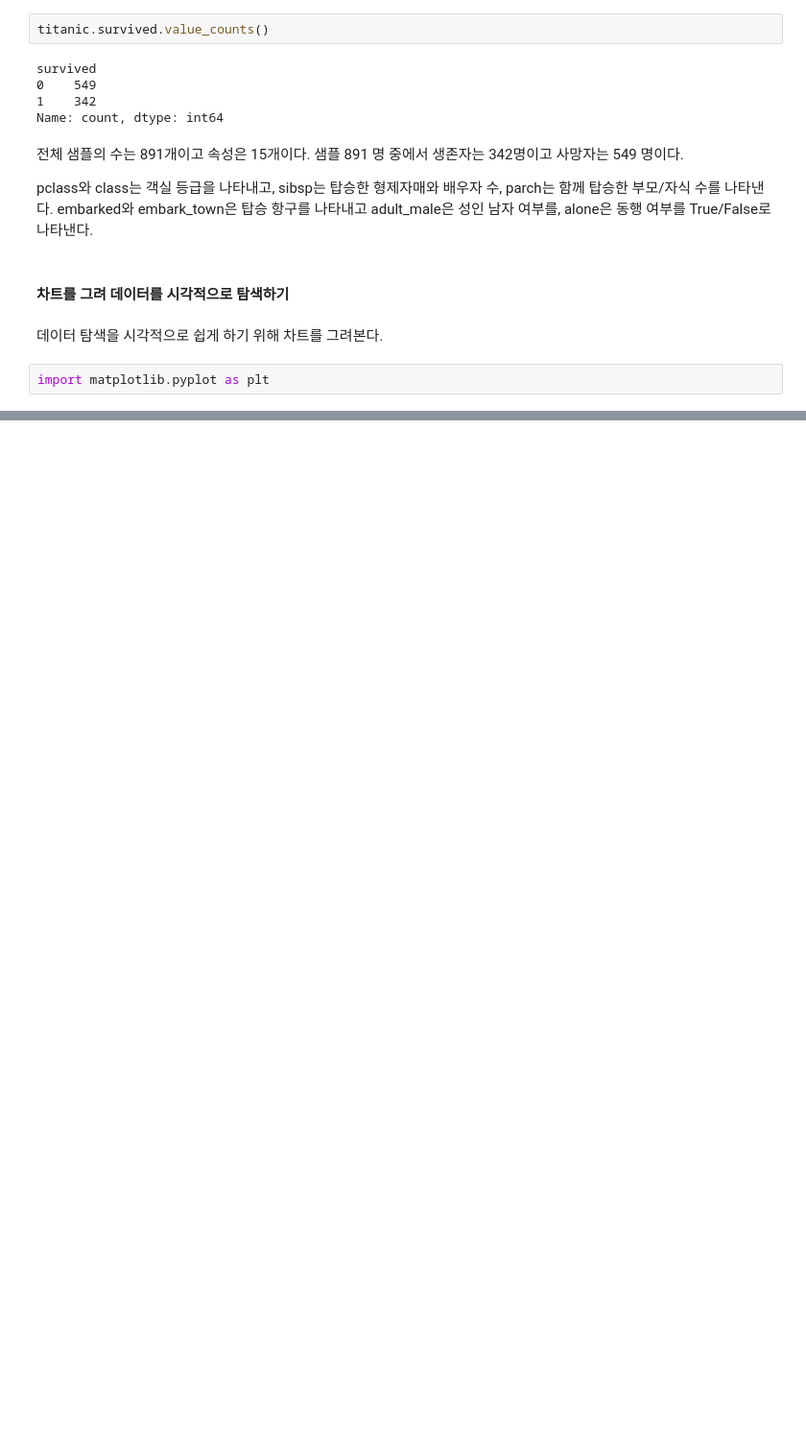
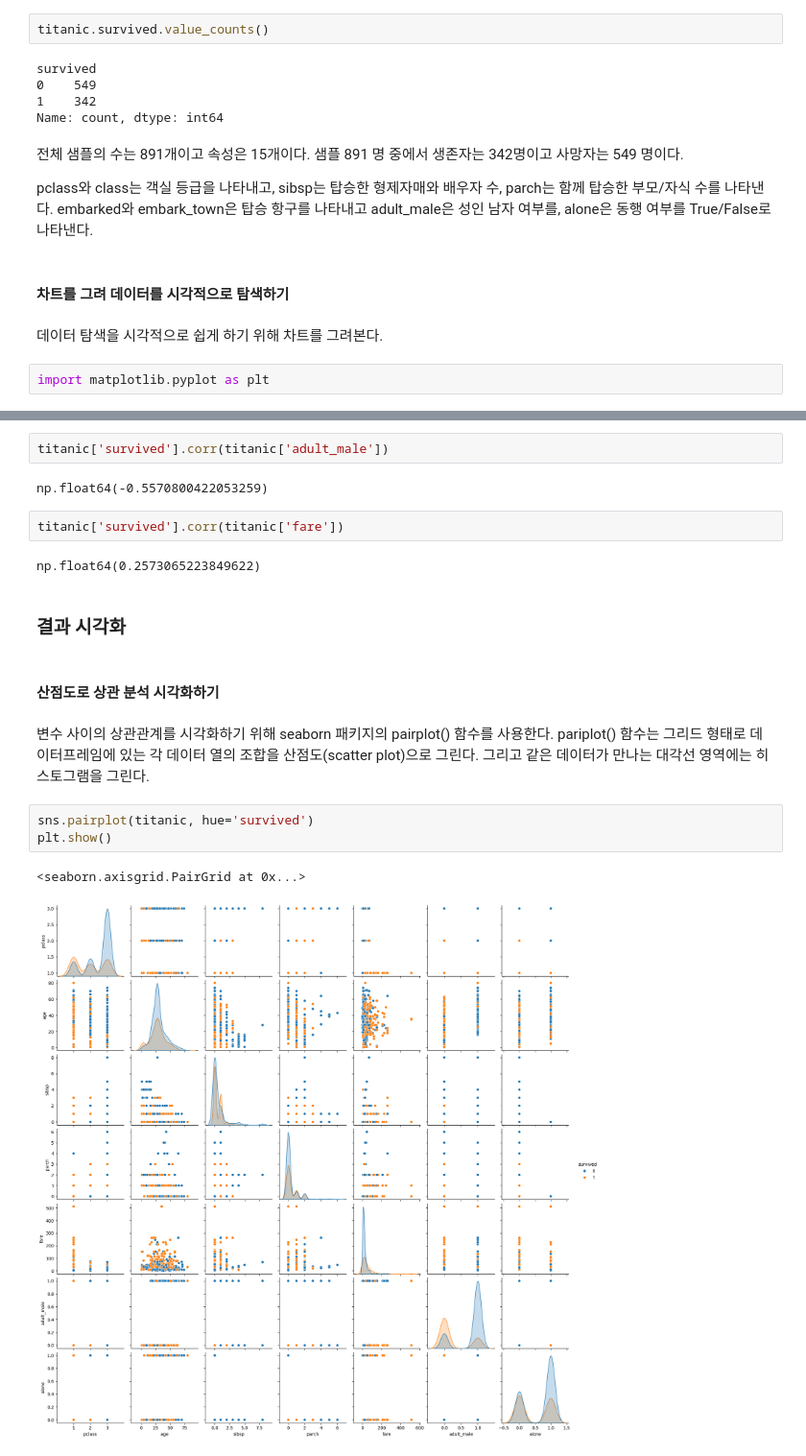
Before and after one commit to yooodleee/personal-study, a Jupyter notebook: data_analysis/correlation_analysis/titanic.ipynb, the cells around one changed output, grey strips where cells are left out. Shown at 96% size. Cells and saved outputs as stored; diff of their text form; blank space fills up the shorter version.

```diff
--- a/data_analysis/correlation_analysis/titanic.ipynb
+++ b/data_analysis/correlation_analysis/titanic.ipynb
@@ -187,0 +255,22 @@ import matplotlib.pyplot as plt
+# %%
+titanic['survived'].corr(titanic['adult_male'])
+# %% [output]
+np.float64(-0.5570800422053259)
+# %%
+titanic['survived'].corr(titanic['fare'])
+# %% [output]
+np.float64(0.2573065223849622)
+# %% [markdown]
+### **결과 시각화**
+# %% [markdown]
+#### **산점도로 상관 분석 시각화하기**
+# %% [markdown]
+변수 사이의 상관관계를 시각화하기 위해 seaborn 패키지의 pairplot() 함수를 사용한다.
+pariplot() 함수는 그리드 형태로 데이터프레임에 있는 각 데이터 열의 조합을 산점도(scatter plot)으로 그린다.
+그리고 같은 데이터가 만나는 대각선 영역에는 히스토그램을 그린다.
+# %%
+sns.pairplot(titanic, hue='survived')
+plt.show()
+# %% [output]
+<seaborn.axisgrid.PairGrid at 0x...>
+[figure, added]
```
Also changed, not shown: parts of 32 cells of this notebook, 2 other files.
